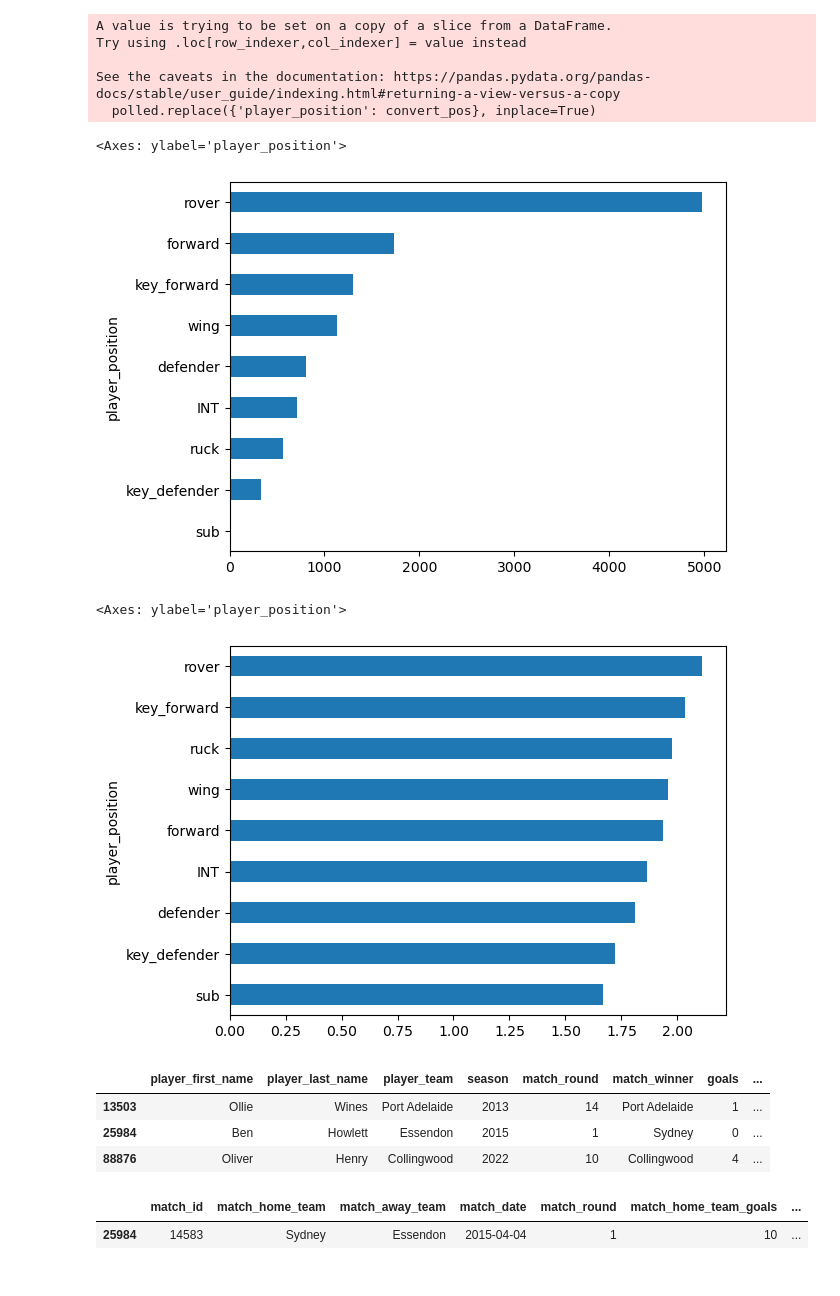
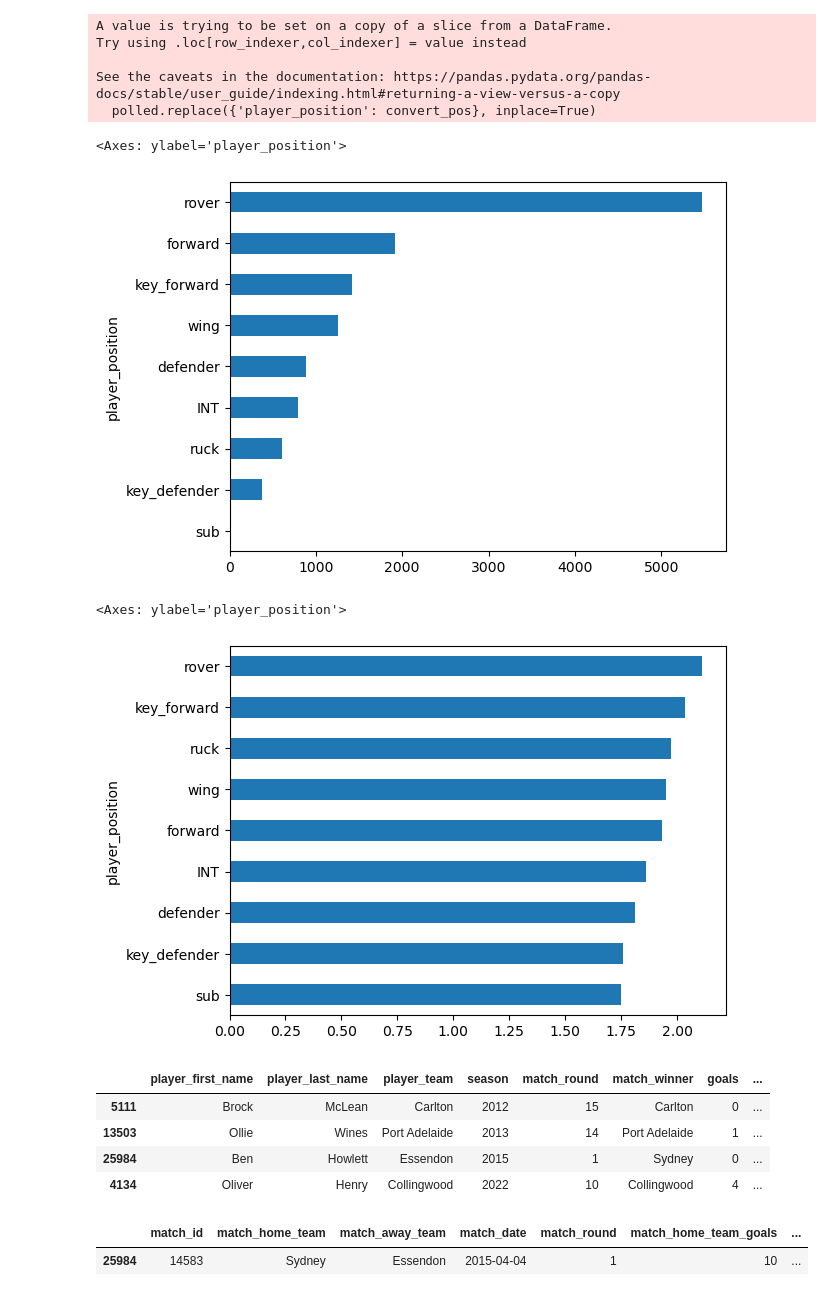
Before and after one commit to Neverknowwhattoput/My-Brownlow-Predictor, a Jupyter notebook: notebooks/EDA.ipynb, the cells around one changed output. Saved outputs shown, nothing was run; the diff lists cells and outputs as text; code cells hidden in the pictures.

```diff
--- a/notebooks/EDA.ipynb
+++ b/notebooks/EDA.ipynb
@@ -3,7 +9,7 @@ import pandas as pd
 import seaborn as sns
 import matplotlib.pyplot as plt
 # %%
-df = pd.read_parquet('../data/curated/clean_stats_13-22')
+df = pd.read_parquet('../data/raw/cleaned_stats_12-22_fixed_bv.parquet')
 # %%
 df.columns
 # %% [output]
@@ -108,19 +121,20 @@ See the caveats in the documentation: https://pandas.pydata.org/pandas-docs/stab
 polled.groupby('player_position')['brownlow_votes'].sum().sort_values().plot(kind='barh')
 # %% [output]
 <Axes: ylabel='player_position'>
-[figure, old version]
+[figure, new version]
 # %%
 polled.groupby('player_position')['brownlow_votes'].mean().sort_values().plot(kind='barh')
 # %% [output]
 <Axes: ylabel='player_position'>
-[figure, old version]
+[figure, new version]
 # %%
-polled.query('player_position == "SUB"')[columns]
+polled.query('player_position == "sub"')[columns]
 # %% [output]
 |  | player_first_name | player_last_name | player_team | season | match_round | match_winner | goals | ... |
+| 5111 | Brock | McLean | Carlton | 2012 | 15 | Carlton | 0 | ... |
 | 13503 | Ollie | Wines | Port Adelaide | 2013 | 14 | Port Adelaide | 1 | ... |
 | 25984 | Ben | Howlett | Essendon | 2015 | 1 | Sydney | 0 | ... |
-| 88876 | Oliver | Henry | Collingwood | 2022 | 10 | Collingwood | 4 | ... |
+| 4134 | Oliver | Henry | Collingwood | 2022 | 10 | Collingwood | 4 | ... |
 # %%
 with pd.option_context('display.max_columns', 160):
     display(polled.loc[[25984]])
```
Also changed, not shown: parts of 12 cells of this notebook.
